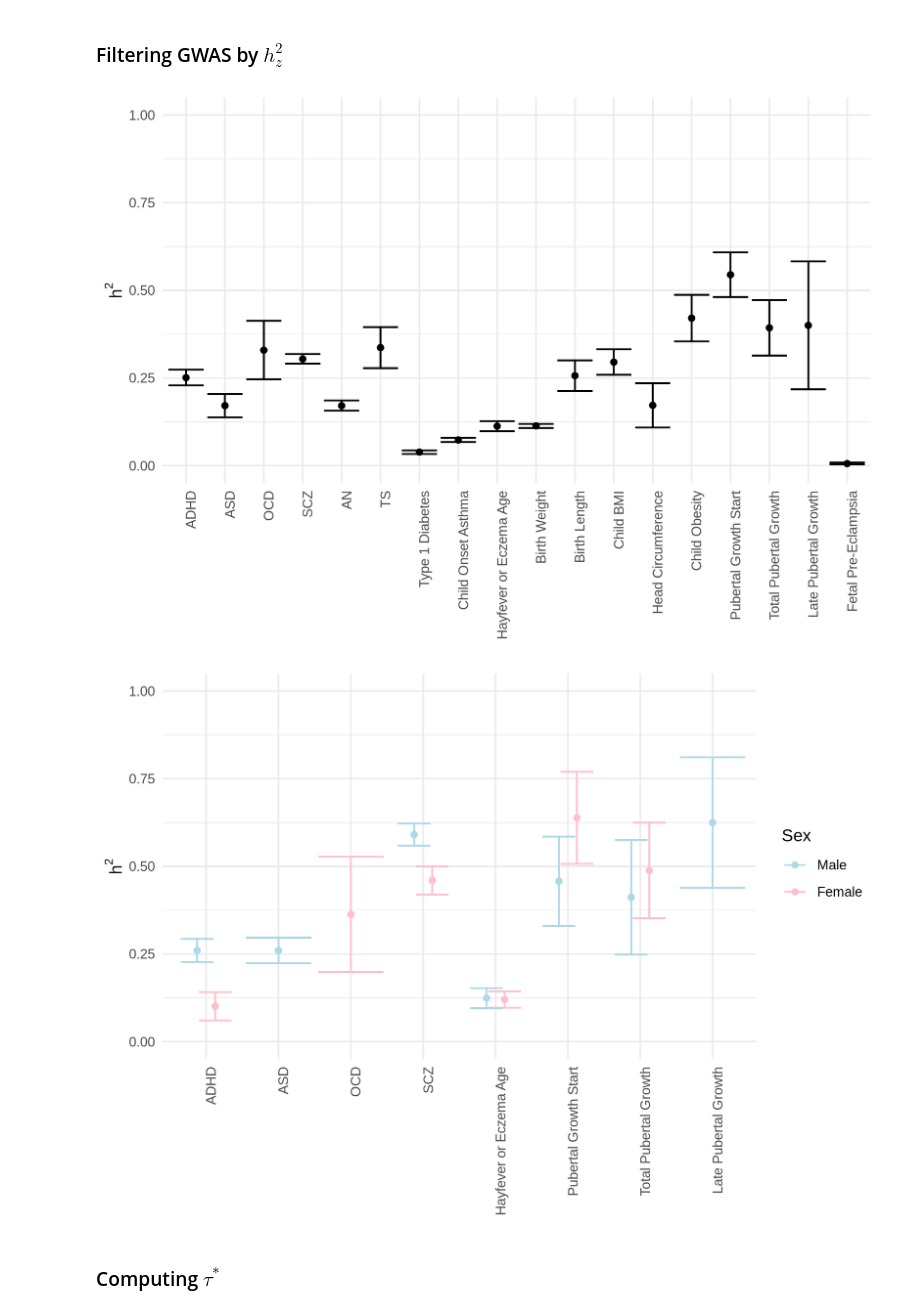
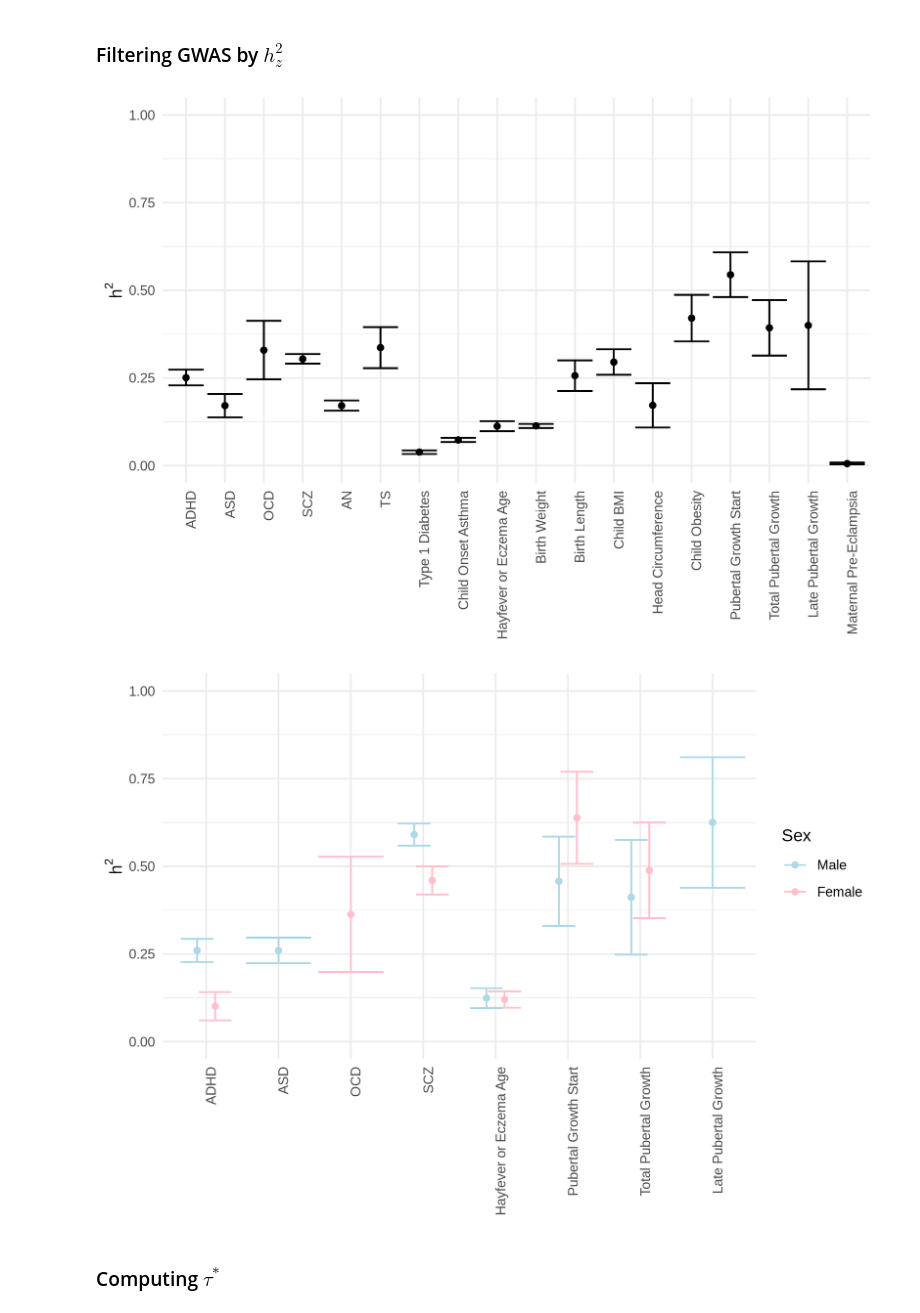
Before and after one commit to wilcas/sex_specific_mQTL, a Jupyter notebook: mQTL_analyses/main_analyses/top_cpg_ldsc_analysis.ipynb, the cells around one changed output. Saved outputs shown, nothing was run; the diff lists cells and outputs as text; code cells hidden in the pictures.

Commit message:
updating figures to include proper naming

```diff
--- a/mQTL_analyses/main_analyses/top_cpg_ldsc_analysis.ipynb
+++ b/mQTL_analyses/main_analyses/top_cpg_ldsc_analysis.ipynb
@@ -194,33 +194,33 @@ all_heritability <- all_heritability %>% mutate(
 # %%
 options(width= 10, repr.plot.height= 5, repr.plot.res = 300)
 trait_metadata <- fread(here("data","misc_sex_biased_mqtl_tables - GWAS-info.csv"))
 selected_GWAS <- trait_metadata[`Median age of onset < 25?` & h2_z  > abs(qnorm(0.05))]$GWAS
 GWAS_levels<- gsub("\\(raw\\)","",GWAS_key)
 h2_plot <- all_heritability[!grepl("Males|Females",GWAS) & GWAS %in% selected_GWAS & Category=="Cross-sex",.(h2=h2,h2_se=h2_std_error,GWAS=factor(gsub("\\(raw\\)","",GWAS),levels=GWAS_levels))]
-ggplot(h2_plot,aes(GWAS,h2,ymin=h2-h2_se,ymax=h2+h2_se)) +
+ggplot(h2_plot %>% mutate(GWAS = recode(GWAS,"Fetal Pre-Eclampsia"="Maternal Pre-Eclampsia")),aes(GWAS,h2,ymin=h2-h2_se,ymax=h2+h2_se)) +
     geom_point()+
     geom_errorbar() +
     theme_minimal() +
     labs(y = bquote(h^2),x=NULL)+
     coord_cartesian(ylim= c(0,1)) +
     theme(axis.text.x=element_text(hjust=1,vjust=1,angle=90))
 
 
 
 ggplot(all_heritability[
         grepl("Males|Females",GWAS) & GWAS %in% selected_GWAS & Category=="Cross-sex",
         .(h2=h2,h2_se=h2_std_error, GWAS=gsub(" Males| Females","",GWAS),Sex = factor(gsub(".* (Male|Female)s", "\\1",GWAS),levels=c("Male","Female")))
     ] %>% mutate(GWAS = factor(gsub("\\(raw\\)","",GWAS),levels=GWAS_levels)),
     aes(GWAS,h2,ymin=h2-h2_se,ymax=h2+h2_se,color=Sex)) +
         geom_point(position=position_dodge(width=0.5))+
         geom_errorbar(position=position_dodge(width=0.5))+
         scale_color_manual(values=c("lightblue","pink"))+
         coord_cartesian(ylim= c(0,1)) +
         theme_minimal() +
         labs(y = bquote(h^2),x=NULL)+
         theme(axis.text.x=element_text(hjust=1,vjust=1,angle=90))
 # %% [output]
-[figure, old version]
+[figure, new version]
 [figure]
 # %% [markdown]
 ### Computing $\tau^*$
```
Also changed, not shown: parts of 1 cell of this notebook.
